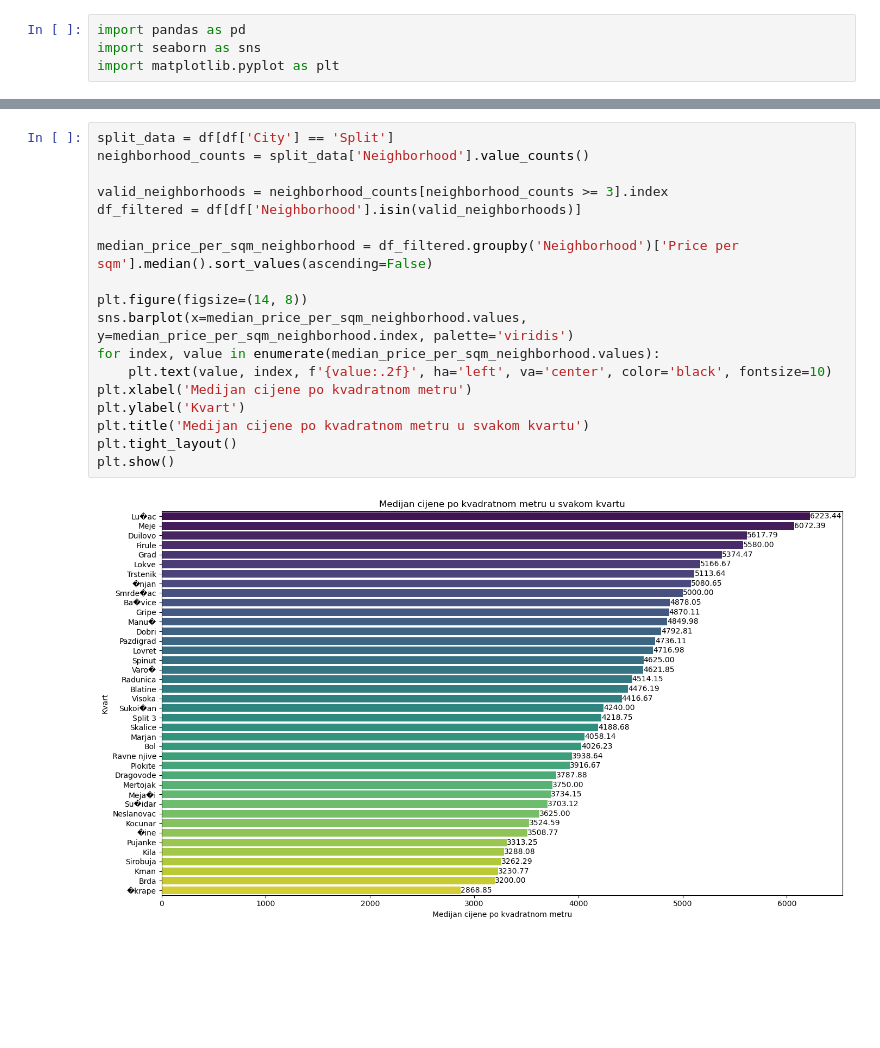
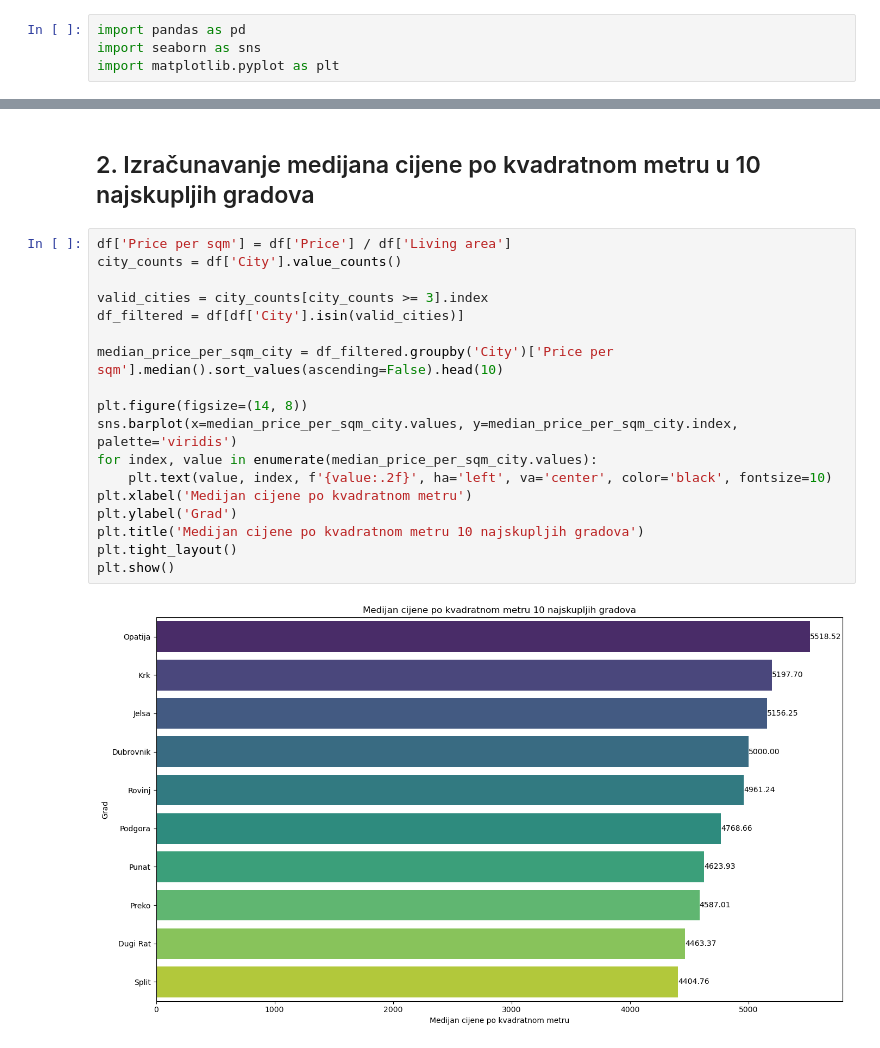
Before and after one commit to ikojun00/njuskalo-web-scraper, a Jupyter notebook: proba.ipynb, the cells around one changed output, grey strips where cells are left out. Cells and saved outputs as stored; diff of their text form; blank space fills up the shorter version.

```diff
--- a/proba.ipynb
+++ b/proba.ipynb
@@ -37,20 +33,22 @@ plt.show()
-# %%
-split_data = df[df['City'] == 'Split']
-neighborhood_counts = split_data['Neighborhood'].value_counts()
-
-valid_neighborhoods = neighborhood_counts[neighborhood_counts >= 3].index
-df_filtered = df[df['Neighborhood'].isin(valid_neighborhoods)]
-
-median_price_per_sqm_neighborhood = df_filtered.groupby('Neighborhood')['Price per sqm'].median().sort_values(ascending=False)
-
-plt.figure(figsize=(14, 8))
-sns.barplot(x=median_price_per_sqm_neighborhood.values, y=median_price_per_sqm_neighborhood.index, palette='viridis')
-for index, value in enumerate(median_price_per_sqm_neighborhood.values):
-    plt.text(value, index, f'{value:.2f}', ha='left', va='center', color='black', fontsize=10)
-plt.xlabel('Medijan cijene po kvadratnom metru')
-plt.ylabel('Kvart')
-plt.title('Medijan cijene po kvadratnom metru u svakom kvartu')
-plt.tight_layout()
-plt.show()
-# %% [output]
-[figure, old version]
+# %% [markdown]
+## 2. Izračunavanje medijana cijene po kvadratnom metru u 10 najskupljih gradova
+# %%
+df['Price per sqm'] = df['Price'] / df['Living area']
+city_counts = df['City'].value_counts()
+
+valid_cities = city_counts[city_counts >= 3].index
+df_filtered = df[df['City'].isin(valid_cities)]
+
+median_price_per_sqm_city = df_filtered.groupby('City')['Price per sqm'].median().sort_values(ascending=False).head(10)
+
+plt.figure(figsize=(14, 8))
+sns.barplot(x=median_price_per_sqm_city.values, y=median_price_per_sqm_city.index, palette='viridis')
+for index, value in enumerate(median_price_per_sqm_city.values):
+    plt.text(value, index, f'{value:.2f}', ha='left', va='center', color='black', fontsize=10)
+plt.xlabel('Medijan cijene po kvadratnom metru')
+plt.ylabel('Grad')
+plt.title('Medijan cijene po kvadratnom metru 10 najskupljih gradova')
+plt.tight_layout()
+plt.show()
+# %% [output]
+[figure, added]
```
Also changed, not shown: parts of 25 cells of this notebook.
